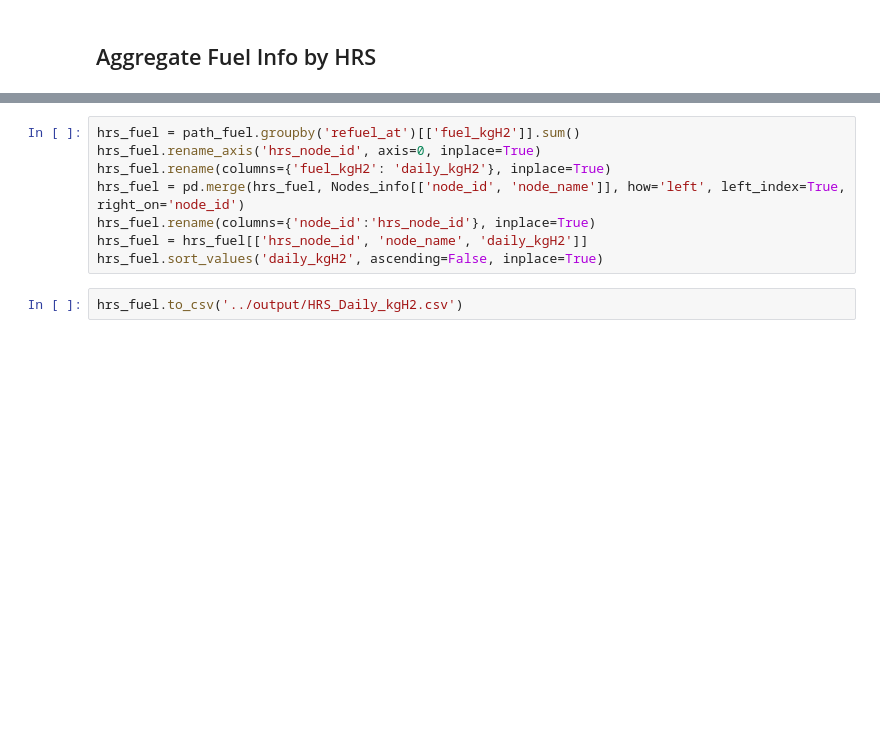
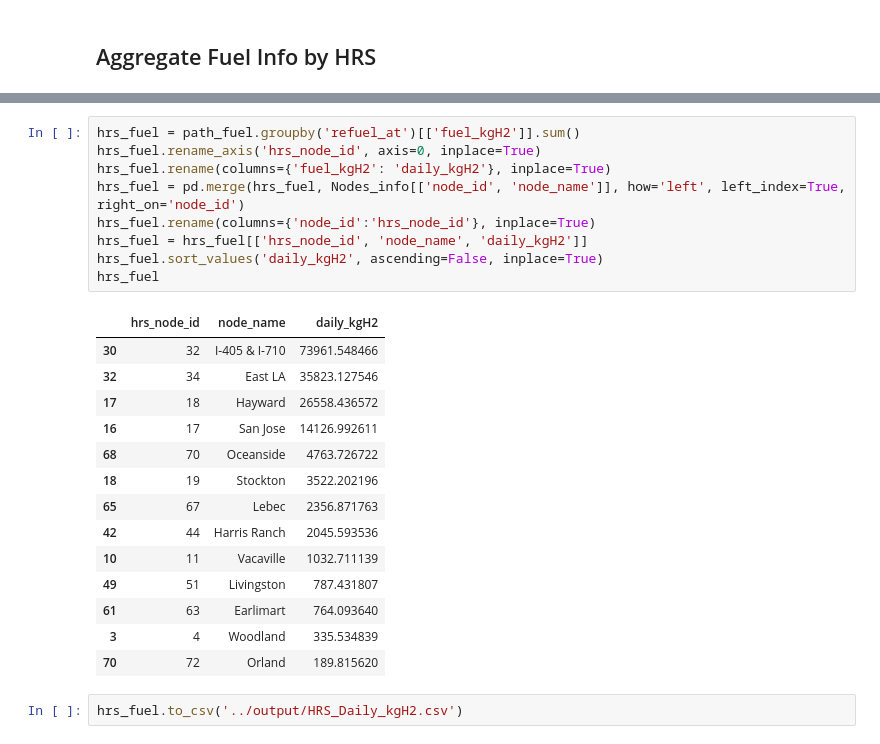
Before and after one commit to ligz08/CHIP-MDHD, a Jupyter notebook: LongHaul_module/python/05 Long-Haul FCV HRS Size.ipynb, the cells around one changed output, grey strips where cells are left out. Cells and saved outputs as stored; diff of their text form; blank space fills up the shorter version.

```diff
--- a/LongHaul_module/python/05 Long-Haul FCV HRS Size.ipynb
+++ b/LongHaul_module/python/05 Long-Haul FCV HRS Size.ipynb
@@ -56,11 +58,27 @@ path_fuel.head()
 # %%
 hrs_fuel = path_fuel.groupby('refuel_at')[['fuel_kgH2']].sum()
 hrs_fuel.rename_axis('hrs_node_id', axis=0, inplace=True)
 hrs_fuel.rename(columns={'fuel_kgH2': 'daily_kgH2'}, inplace=True)
 hrs_fuel = pd.merge(hrs_fuel, Nodes_info[['node_id', 'node_name']], how='left', left_index=True, right_on='node_id')
 hrs_fuel.rename(columns={'node_id':'hrs_node_id'}, inplace=True)
 hrs_fuel = hrs_fuel[['hrs_node_id', 'node_name', 'daily_kgH2']]
 hrs_fuel.sort_values('daily_kgH2', ascending=False, inplace=True)
+hrs_fuel
+# %% [output]
+|  | hrs_node_id | node_name | daily_kgH2 |
+| 30 | 32 | I-405 & I-710 | 73961.548466 |
+| 32 | 34 | East LA | 35823.127546 |
+| 17 | 18 | Hayward | 26558.436572 |
+| 16 | 17 | San Jose | 14126.992611 |
+| 68 | 70 | Oceanside | 4763.726722 |
+| 18 | 19 | Stockton | 3522.202196 |
+| 65 | 67 | Lebec | 2356.871763 |
+| 42 | 44 | Harris Ranch | 2045.593536 |
+| 10 | 11 | Vacaville | 1032.711139 |
+| 49 | 51 | Livingston | 787.431807 |
+| 61 | 63 | Earlimart | 764.093640 |
+| 3 | 4 | Woodland | 335.534839 |
+| 70 | 72 | Orland | 189.815620 |
 # %%
 hrs_fuel.to_csv('../output/HRS_Daily_kgH2.csv')
 # %% [markdown]
```
Also changed, not shown: parts of 4 cells of this notebook, 11 other files.
